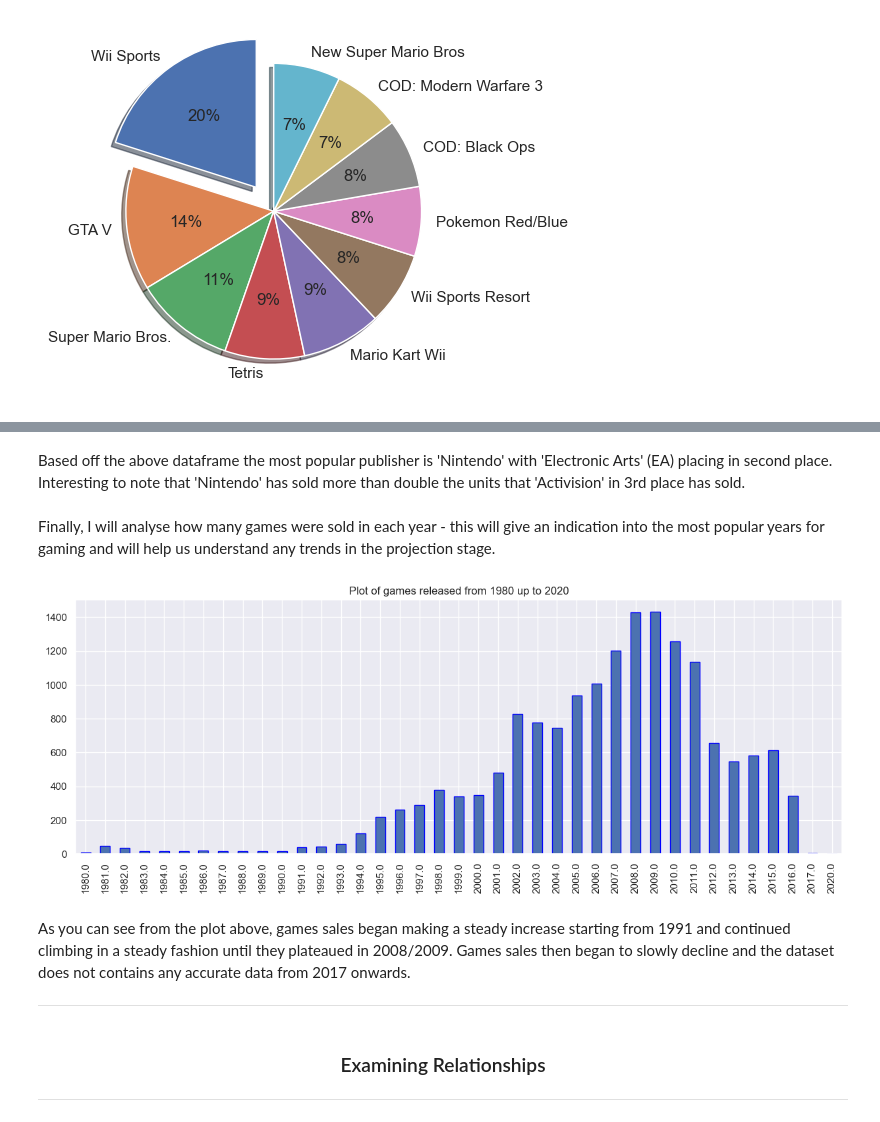
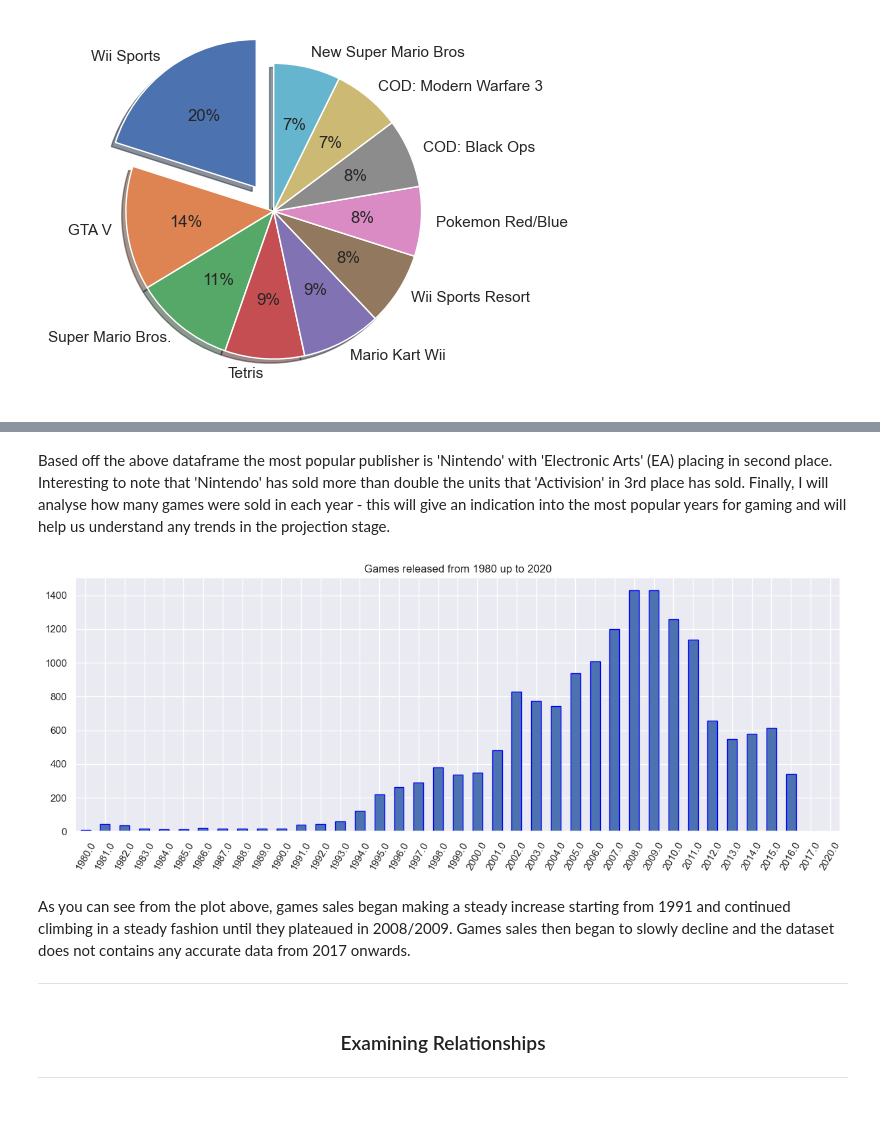
Before and after one commit to SeanE15/Programming-for-Data-Analysis, a Jupyter notebook: Assignment 1/PfDA Project 1.ipynb, the cells around one changed output, grey strips where cells are left out. Drawn from its saved outputs; the diff is of its cells as text; code cells hidden in the pictures.

```diff
--- a/Assignment 1/PfDA Project 1.ipynb
+++ b/Assignment 1/PfDA Project 1.ipynb
@@ -324,19 +314,17 @@ publish.head(10)
 # %% [markdown]
-Based off the above dataframe the most popular publisher is 'Nintendo' with 'Electronic Arts' (EA) placing in second place. Interesting to note that 'Nintendo' has sold more than double the units that 'Activision' in 3rd place has sold.
+Based off the above dataframe the most popular publisher is 'Nintendo' with 'Electronic Arts' (EA) placing in second place. Interesting to note that 'Nintendo' has sold more than double the units that 'Activision' in 3rd place has sold. Finally, I will analyse how many games were sold in each year - this will give an indication into the most popular years for gaming and will help us understand any trends in the projection stage.
-# %% [markdown]
-Finally, I will analyse how many games were sold in each year - this will give an indication into the most popular years for gaming and will help us understand any trends in the projection stage.
 # %%
-df.groupby('Year')['Name'].count().plot(kind='bar', y='Name', figsize=(15,5), edgecolor='blue')
-plt.title('Plot of games released from 1980 up to 2020')
-plt.xticks(rotation=90)
+df.groupby('Year')['Global_Sales'].count().plot(kind='bar', y='Number of Games', figsize=(15,5), edgecolor='blue')
+plt.title('Games released from 1980 up to 2020')
+plt.xticks(rotation=60)
 plt.xlabel('')
 plt.show()
 # %% [output]
-[figure, old version]
+[figure, new version]
 # %% [markdown]
 As you can see from the plot above, games sales began making a steady increase starting from 1991 and continued climbing in a steady fashion until they plateaued in 2008/2009. Games sales then began to slowly decline and the dataset does not contains any accurate data from 2017 onwards.
 
-****
+----
 # %% [markdown]
 <h3 align="center">Examining Relationships</h3>
 
```
Also changed, not shown: parts of 27 cells of this notebook.
